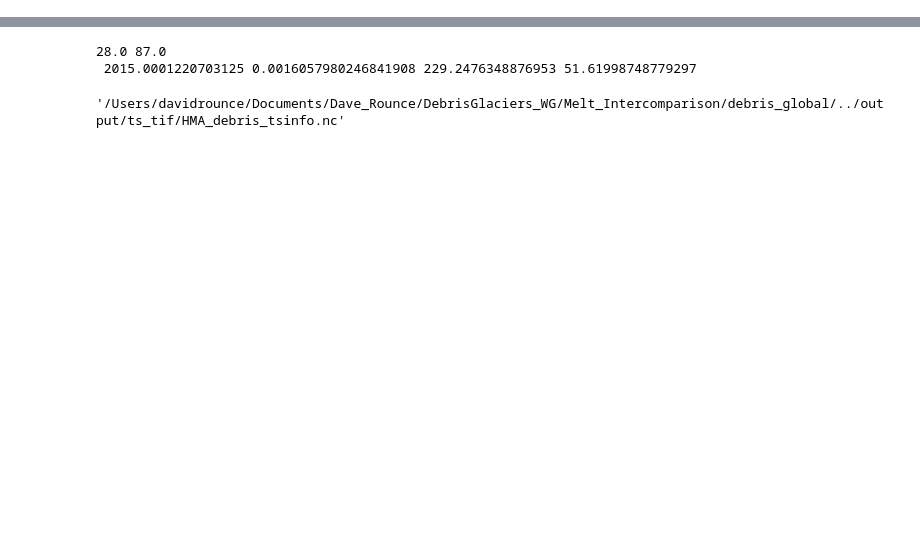
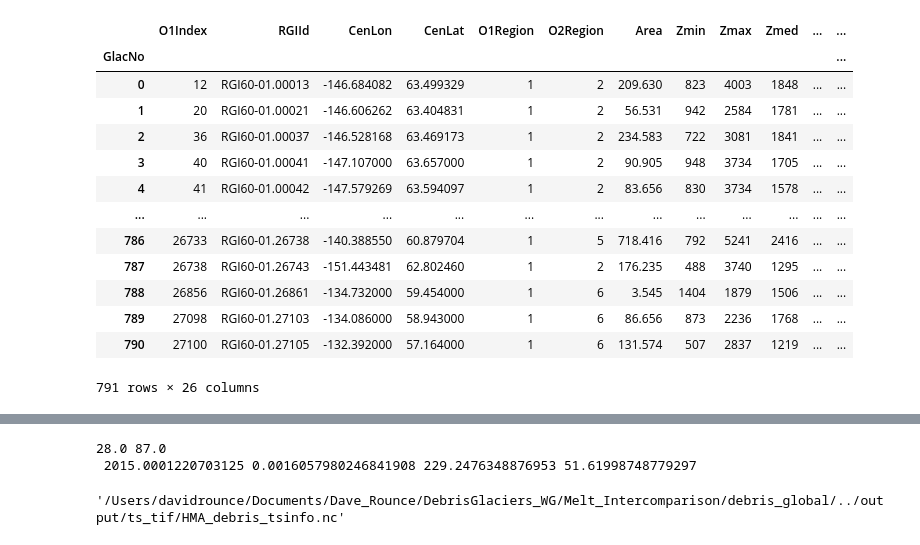
Before and after one commit to drounce/debris_global, a Jupyter notebook: ts_datetime_stats.ipynb, the cells around one changed output, grey strips where cells are left out. Saved outputs shown, nothing was run; the diff lists cells and outputs as text; code cells hidden in the pictures; blank space fills up the shorter version.

```diff
--- a/ts_datetime_stats.ipynb
+++ b/ts_datetime_stats.ipynb
@@ -820,2 +573,72 @@ ds_latlon = ds.copy()
+# %%
+# Merge with debris cover stats
+dc_shp = gpd.read_file(input.debriscover_fp + input.debriscover_fn_dict[input.roi])
+dc_shp = dc_shp.sort_values(by=['RGIId'])
+dc_shp.reset_index(inplace=True, drop=True)
+
+# main_glac_rgi['DC_Area_%'] = 0
+dc_areaperc_dict = dict(zip(dc_shp.RGIId.values,dc_shp['DC_Area_%'].values))
+main_glac_rgi['DC_Area_%'] = main_glac_rgi.RGIId.map(dc_areaperc_dict).fillna(0)
+# %%
+# Latitude and longitude index to run the model
+#  Longitude must be 0 - 360 degrees
+latlon_all = []
+for i in os.listdir(input.ostrem_fp):
+    if i.endswith(input.ostrem_fn_sample.split('XXXX')[1]):
+        latlon_fn = i.split(input.ostrem_fn_sample.split('XXXX')[1])[0]
+        # Extract latitude
+        lat_str = latlon_fn.split('-')[0]
+        if 'N' in lat_str:
+            i_lat = int(lat_str.split('N')[0]) / 100
+        elif 'S' in lat_str:
+            i_lat = -1 * int(lat_str.split('S')[0]) / 100
+        # Extract longitude
+        lon_str = latlon_fn.split('-')[1]
+        i_lon = int(lon_str.split('E')[0]) / 100
+        latlon_all.append([i_lat, i_lon, i])
+latlon_all = sorted(latlon_all)
+
+lat_all = np.array([x[0] for x in latlon_all])
+lon_all = np.array([x[1] for x in latlon_all])
+ostrem_fn_all_raw = [x[2] for x in latlon_all]
+
+main_glac_rgi['lat_nearest'] = np.nan
+main_glac_rgi['lon_nearest'] = np.nan
+main_glac_rgi['ostrem_fn'] = np.nan
+for nglac, glac_idx in enumerate(main_glac_rgi.index.values):
+# for nglac, glac_idx in enumerate([main_glac_rgi.index.values[6855]]):
+
+#     if verbose:
+#         print(nglac, glac_idx, main_glac_rgi.loc[glac_idx,'rgino_str'],
+#               main_glac_rgi.loc[glac_idx,'CenLat'], main_glac_rgi.loc[glac_idx,'CenLon'])
+
+    latlon_dist = (((main_glac_rgi.loc[glac_idx,'CenLat'] - lat_all)**2 +
+                    (main_glac_rgi.loc[glac_idx,'CenLon_360'] - lon_all)**2)**0.5)
+    latlon_nearidx = np.where(latlon_dist == latlon_dist.min())[0][0]
+
+    main_glac_rgi.loc[glac_idx,'lat_nearest'] = lat_all[latlon_nearidx]
+    main_glac_rgi.loc[glac_idx,'lon_nearest'] = lon_all[latlon_nearidx]
+    main_glac_rgi.loc[glac_idx,'ostrem_fn'] = ostrem_fn_all_raw[latlon_nearidx]
+
+ostrem_fn_all = sorted(list(np.unique(main_glac_rgi['ostrem_fn'].values)))
+lat_values = np.arange(main_glac_rgi.lat_nearest.min(), main_glac_rgi.lat_nearest.max() + 0.1, 0.25)
+lon_values = np.arange(main_glac_rgi.lon_nearest.min(), main_glac_rgi.lon_nearest.max() + 0.1, 0.25)
+
+main_glac_rgi
+# %% [output]
+|  | O1Index | RGIId | CenLon | CenLat | O1Region | O2Region | Area | Zmin | Zmax | Zmed | ... | ... |
+| GlacNo |  |  |  |  |  |  |  |  |  |  |  | ... |
+| 0 | 12 | RGI60-01.00013 | -146.684082 | 63.499329 | 1 | 2 | 209.630 | 823 | 4003 | 1848 | ... | ... |
+| 1 | 20 | RGI60-01.00021 | -146.606262 | 63.404831 | 1 | 2 | 56.531 | 942 | 2584 | 1781 | ... | ... |
+| 2 | 36 | RGI60-01.00037 | -146.528168 | 63.469173 | 1 | 2 | 234.583 | 722 | 3081 | 1841 | ... | ... |
+| 3 | 40 | RGI60-01.00041 | -147.107000 | 63.657000 | 1 | 2 | 90.905 | 948 | 3734 | 1705 | ... | ... |
+| 4 | 41 | RGI60-01.00042 | -147.579269 | 63.594097 | 1 | 2 | 83.656 | 830 | 3734 | 1578 | ... | ... |
+| ... | ... | ... | ... | ... | ... | ... | ... | ... | ... | ... | ... | ... |
+| 786 | 26733 | RGI60-01.26738 | -140.388550 | 60.879704 | 1 | 5 | 718.416 | 792 | 5241 | 2416 | ... | ... |
+| 787 | 26738 | RGI60-01.26743 | -151.443481 | 62.802460 | 1 | 2 | 176.235 | 488 | 3740 | 1295 | ... | ... |
+| 788 | 26856 | RGI60-01.26861 | -134.732000 | 59.454000 | 1 | 6 | 3.545 | 1404 | 1879 | 1506 | ... | ... |
+| 789 | 27098 | RGI60-01.27103 | -134.086000 | 58.943000 | 1 | 6 | 86.656 | 873 | 2236 | 1768 | ... | ... |
+| 790 | 27100 | RGI60-01.27105 | -132.392000 | 57.164000 | 1 | 6 | 131.574 | 507 | 2837 | 1219 | ... | ... |
+791 rows × 26 columns
 # %%
 # Process each group and derive elevation statistics for the debris cover
```
Also changed, not shown: parts of 8 cells of this notebook, 10 other files.
